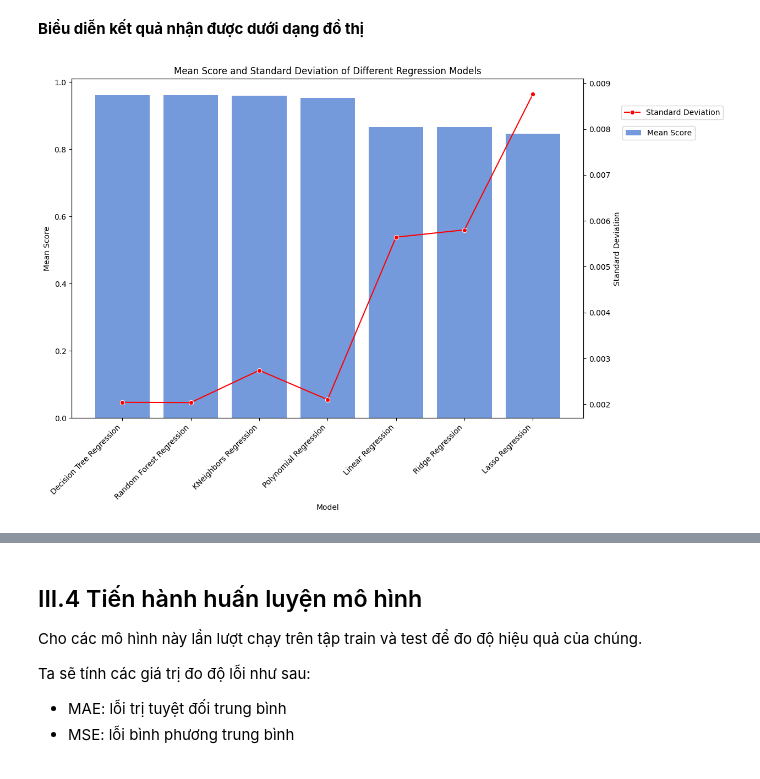
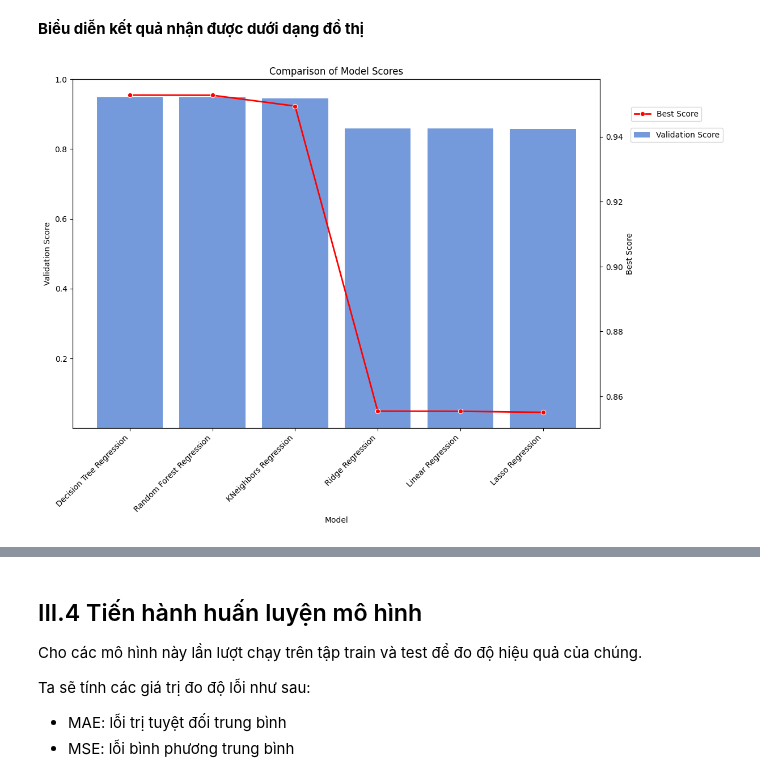
Before and after one commit to GenNyu/Intro2DS, a Jupyter notebook: Build_model_with_feature_DEPLOYED.ipynb, the cells around one changed output, grey strips where cells are left out. Drawn from its saved outputs; the diff is of its cells as text; code cells hidden in the pictures.

```diff
--- a/Build_model_with_feature_DEPLOYED.ipynb
+++ b/Build_model_with_feature_DEPLOYED.ipynb
@@ -371,7 +356,6 @@ Ta sẽ chọn các thuật toán để kiểm tra là LinearRegression, Support
 # Khởi tạo các mô hình
 models = {
     'Linear Regression': LinearRegression(),
-    #'Polynomial Regression': make_pipeline(PolynomialFeatures(), LinearRegression()),
     'Decision Tree Regression': DecisionTreeRegressor(),
     'Ridge Regression': Ridge(),
     'Lasso Regression': Lasso(),
@@ -381,7 +365,6 @@ models = {
 
 param_grid = {
     'Linear Regression': {},
-    #'Polynomial Regression': {'polynomialfeatures__degree': [2, 3, 4]},
     'Decision Tree Regression': {'max_depth': [None, 10, 20, 30]},
     'Ridge Regression': {'alpha': [0.1, 1, 10]},
     'Lasso Regression': {'alpha': [0.1, 1, 10]},
@@ -400,30 +383,39 @@ for model_name, model in models.items():
     param_grid_model = param_grid[model_name]
 
     # Sử dụng GridSearchCV với cross-validation
-    grid_search = GridSearchCV(model, param_grid_model, cv=5)  # Chọn metric phù hợp với bài toán của bạn
+    grid_search = GridSearchCV(model, param_grid_model, cv=10)  # Chọn metric phù hợp với bài toán của bạn
 
     # Thực hiện tìm kiếm siêu tham số và cross-validation đồng thời trên tập huấn luyện
     grid_search.fit(X_train, y_train)
 
     # In ra kết quả tốt nhất cho từng mô hình
-    print("Best Parameters: ", grid_search.best_params_)
-    print("Best Score: ", grid_search.best_score_)
+    #print("Best Parameters: ", grid_search.best_params_)
+    #print("Best Score: ", grid_search.best_score_)
 
     # Đánh giá mô hình trên tập xác nhận
     val_score = grid_search.best_estimator_.score(X_val, y_val)
-    print("Validation Score: ", val_score)
+    #print("Validation Score: ", val_score)
 
-    # Thêm kết quả vào list
+    # Tính toán cross-validation trên toàn bộ tập dữ liệu
+    cv_scores = cross_val_score(grid_search.best_estimator_, X, y, cv=10)
+    mean_cv_score = cv_scores.mean().round(5)
+    std_cv_score = cv_scores.std().round(5)
+
+    # Thêm kết quả cross-validation vào list
     model_results_list.append({
         'Model': model_name,
         'Best Parameters': grid_search.best_params_,
         'Best Score': grid_search.best_score_,
-        'Validation Score': val_score
+        'Validation Score': val_score,
+        'Cross-Validation Mean Score': mean_cv_score,
+        'Cross-Validation Standard Deviation': std_cv_score
     })
 
 # Tạo DataFrame từ list kết quả
 model_results_df = pd.DataFrame(model_results_list)
 
 model_results_df.sort_values(by='Validation Score', ascending=False, inplace=True)
+
+model_results_df
 # %% [output]
 Model: Linear Regression
@@ -514,28 +441,29 @@ model_results_df
 # %%
 # Vẽ biểu đồ cột và đường trên cùng 1 xbar
 fig, ax = plt.subplots(figsize=(12, 8))
 
 # Biểu đồ Mean Score (bar chart)
-sns.barplot(x='Model', y='Mean Score', data=model_results_df, color='cornflowerblue', ax=ax, label='Mean Score')
-ax.set_title('Mean Score and Standard Deviation of Different Regression Models')
-ax.set_ylabel('Mean Score')
+sns.barplot(x='Model', y='Validation Score', data=model_results_df, color='cornflowerblue', ax=ax, label='Validation Score')
+ax.set_title('Comparison of Model Scores')
+ax.set_ylabel('Validation Score')
 
 # Hiển thị tên model nghiên 45 độ
 plt.xticks(rotation=45, ha='right')
+plt.yticks([0.2,0.4, 0.6, 0.8, 1.0])
 
 # Vẽ đường cho Standard Deviation
 ax2 = ax.twinx()
-sns.lineplot(x='Model', y='Standard Deviation', data=model_results_df, color='red', marker='o', label='Standard Deviation', ax=ax2)
-ax2.set_ylabel('Standard Deviation')
+sns.lineplot(x='Model', y='Best Score', data=model_results_df, color='red', marker='o', label='Best Score', ax=ax2, linewidth = 2)
+ax2.set_ylabel('Best Score')
 
 # Tắt grid
-ax.grid(False)
-ax2.grid(False)
+#ax.grid(False)
+#ax2.grid(False)
 
 # Hiển thị chú thích vị trí bên ngoài biểu đồ
-ax2.legend(loc='center right', bbox_to_anchor=(1.28,0.9))
-ax.legend(loc='center right', bbox_to_anchor=(1.225,0.84))
+ax2.legend(loc='center right', bbox_to_anchor=(1.2,0.9))
+ax.legend(loc='center right', bbox_to_anchor=(1.24,0.84))
 
 plt.show()
 # %% [output]
-[figure, old version]
+[figure, new version]
```
Also changed, not shown: parts of 19 cells of this notebook.
